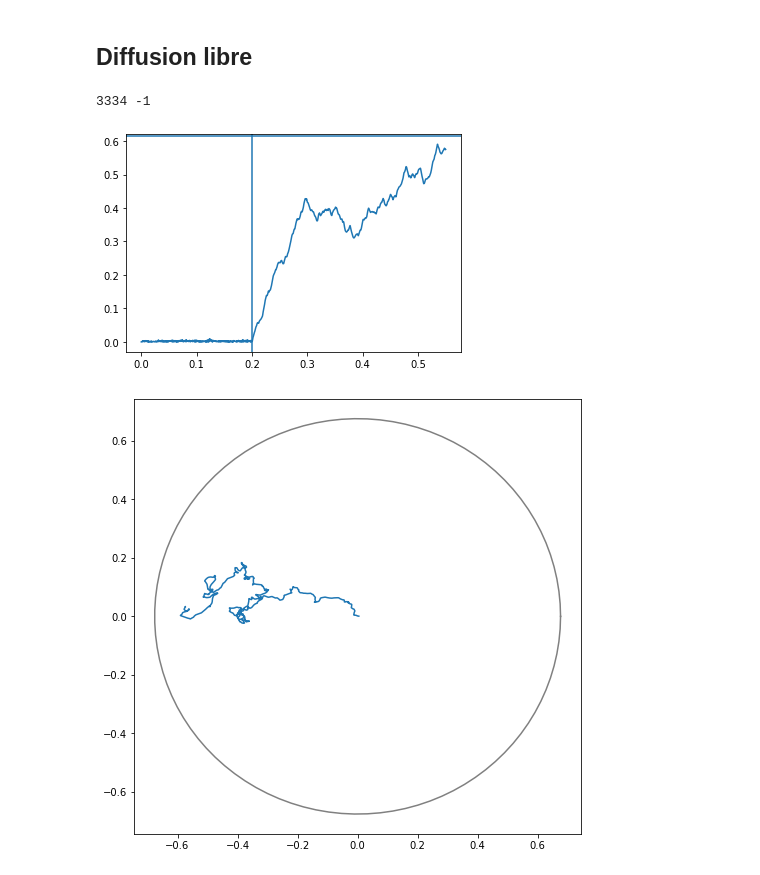
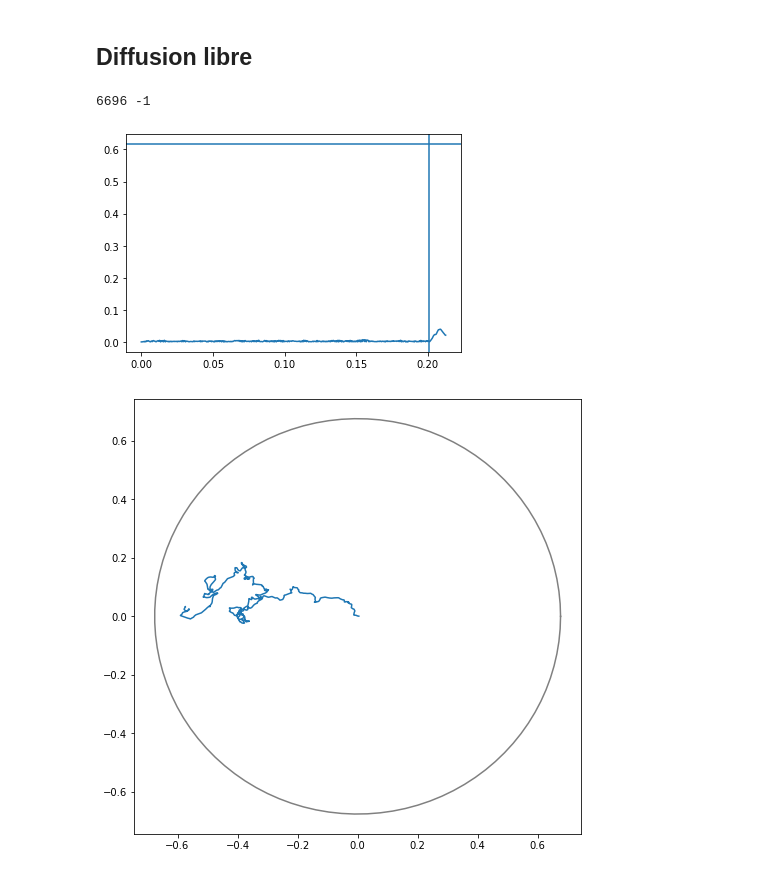
Before and after one commit to xif-fr/BrownianMotion, a Jupyter notebook: main.ipynb, the cells around one changed output. Cells and saved outputs as stored; diff of their text form; code cells hidden in the pictures.

Commit message:
better particule release

```diff
--- a/main.ipynb
+++ b/main.ipynb
@@ -157,28 +161,29 @@ if not os.path.exists(savepath):
 # %%
 # [18]
 simul.explicit_lock()
 pt = simul["sample_t"]
 px, py = simul["part_x"], simul["part_y"]
 cont_r = simul["cont_r"]
 part_d = simul["part_d"]
+t_beg_exact = simul["release_well_t"]
 simul.explicit_unlock()
 
-sstart = np.searchsorted(pt, t_beg, side='right')
+sstart = np.searchsorted(pt, t_beg_exact, side='right')
 pr = np.hypot(px-0.5, py-0.5)
 sstop = np.argmax(pr > cont_r-part_d)
 if sstop == 0:
     sstop = -1
 print(sstart,sstop)
 
 plt.plot(pt[:sstop], pr[:sstop])
 plt.axhline(y=cont_r-part_d)
 if sstart != len(pt):
     plt.axvline(x=pt[sstart])
 if auto_mode:
     plt.savefig(savepath+"/p_r_hist.pdf")
 # %% [output]
-3334 -1
+6696 -1
-[figure, old version]
+[figure, new version]
 # %%
 # [19]
 plt.figure(figsize=(8,8))
```
Also changed, not shown: parts of 6 cells of this notebook, 1 other file.
